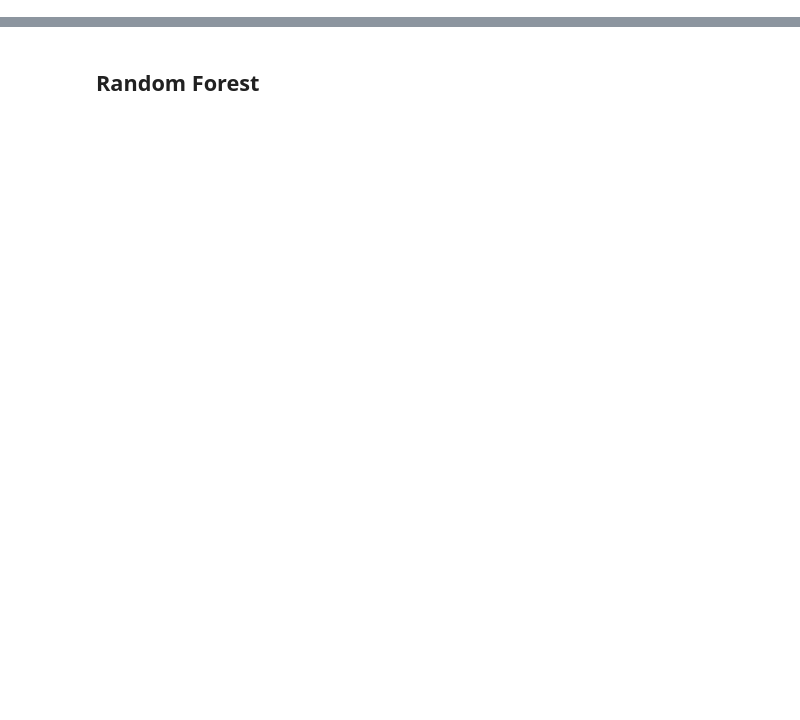
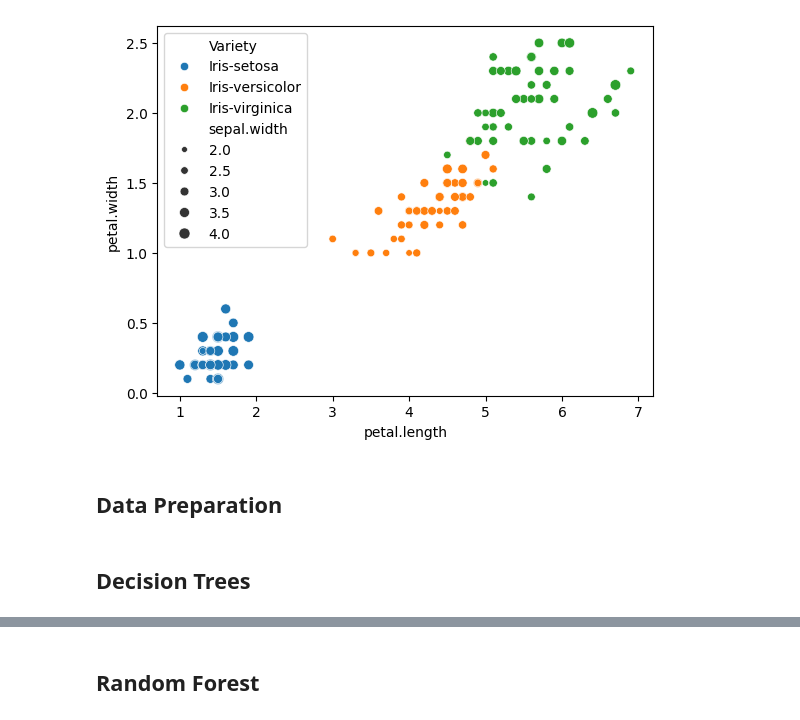
Before and after one commit to rozario-lamperouge/Machine-Learning-Course, a Jupyter notebook: Multi_Class_IRIS.ipynb, the cells around one changed output, grey strips where cells are left out. Drawn from its saved outputs; the diff is of its cells as text; code cells hidden in the pictures; blank space fills up the shorter version.

```diff
--- a/Multi_Class_IRIS.ipynb
+++ b/Multi_Class_IRIS.ipynb
@@ -12 +38,8 @@ from sklearn.metrics import classification_report
+# %%
+ax = sns.scatterplot(x="petal.length", y="petal.width",hue="Variety",size = "sepal.width",data=df)
+plt.show()
+# %% [output]
+[figure, added]
+# %% [markdown]
+## **Data Preparation**
 # %%
@@ -17,3 +49,5 @@ X = df[:,0:4]
 Y = df[:,4]
 # %%
 X_train, X_test, Y_train, Y_test = train_test_split(X, Y, test_size=0.25, random_state=7)
+# %% [markdown]
+## **Decision Trees**
```
Also changed, not shown: parts of 17 cells of this notebook.
